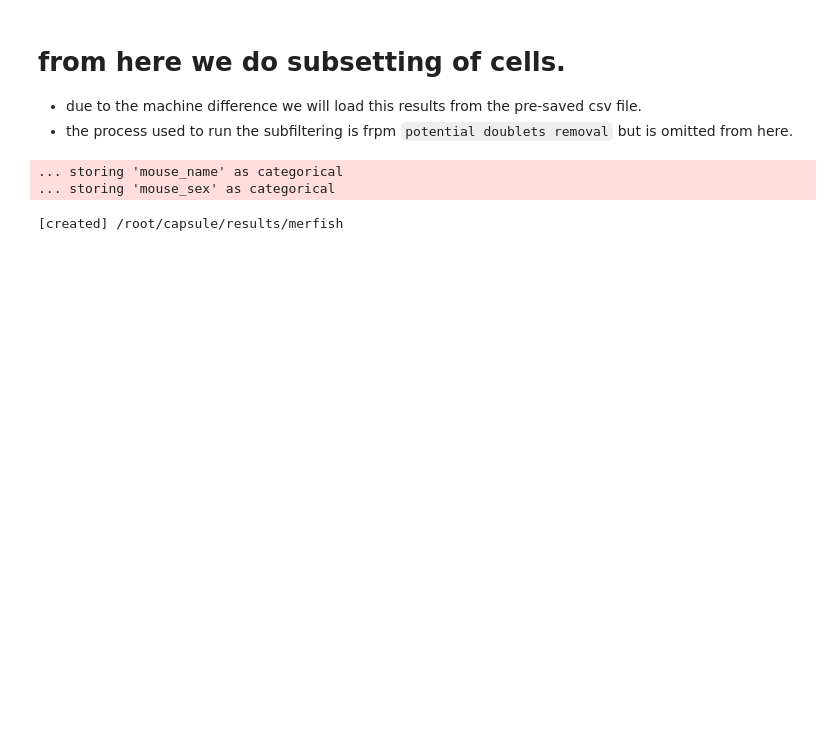
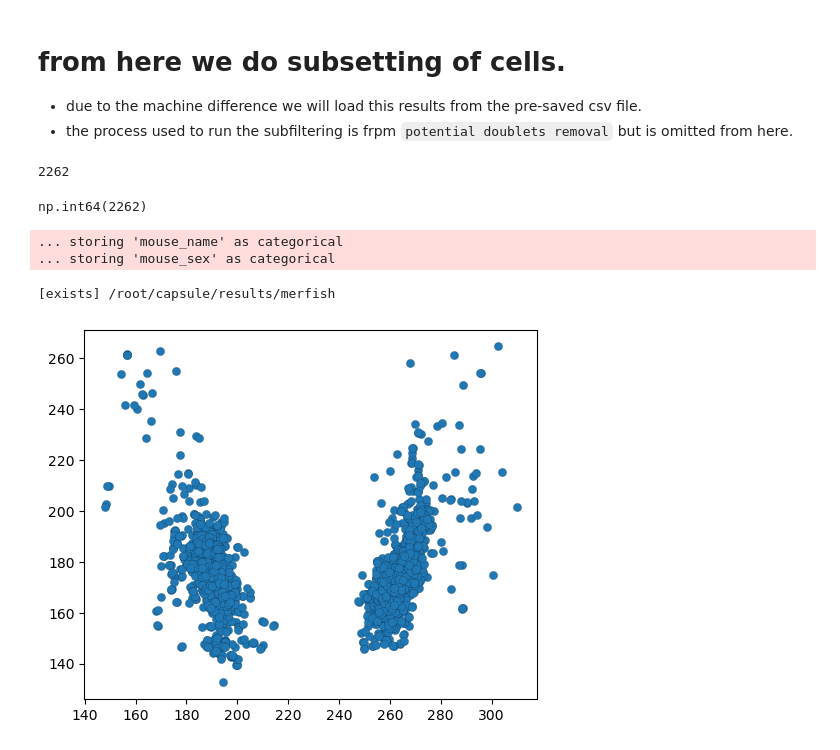
Before and after one commit to AllenNeuralDynamics/LCNE_transcriptomics_preprocess, a Jupyter notebook: code/notebooks/merfish/MERFISH_preprocess.ipynb, the cells around one changed output. Drawn from its saved outputs; the diff is of its cells as text; code cells hidden in the pictures; blank space fills up the shorter version.

Commit message:
update the data

```diff
--- a/code/notebooks/merfish/MERFISH_preprocess.ipynb
+++ b/code/notebooks/merfish/MERFISH_preprocess.ipynb
@@ -103,3 +103,5 @@ paths
 run_batchprocess
 # %% [output]
 False
+# %%
+HOMEDIR = str(paths['data_root'] / 'Nardone_2024_merfish_processing' )
@@ -106,8 +112,8 @@ False
 # %%
-HOMEDIR = str(paths['data_root'] / 'merfish')
+
 from PIL import Image
 if run_batchprocess:
-    save_flag = True
+    save_flag = False
     plotting_2d = False
     plotting_3d = False
     slicenum = ['1']
@@ -355,6 +367,14 @@ selected_cells_path = paths['data_root']/'Nardone_2024_merfish_processing/select
 with open(selected_cells_path) as f:
     selected_cells = json.load(f)
 mask = adata_mer.obs_names.isin(selected_cells)
+# %%
+len(selected_cells)
+# %% [output]
+2262
+# %%
+mask.sum()
+# %% [output]
+np.int64(2262)
 # %%
 
 if not os.path.exists(paths['result']):
@@ -370,4 +390,10 @@ adata_subset.write(filename)
 # %% [output]
 ... storing 'mouse_name' as categorical
 ... storing 'mouse_sex' as categorical
-[created] /root/capsule/results/merfish
+[exists] /root/capsule/results/merfish
+# %%
+plt.scatter(adata_subset.obsm['spatial'][:, 2], adata_subset.obsm['spatial'][:, 1],
+            cmap='coolwarm',edgecolor='k', linewidth=0.1)
+plt.gca().set_aspect('equal')
+# %% [output]
+[figure, added]
```
Also changed, not shown: parts of 11 cells of this notebook, 4 other files.
